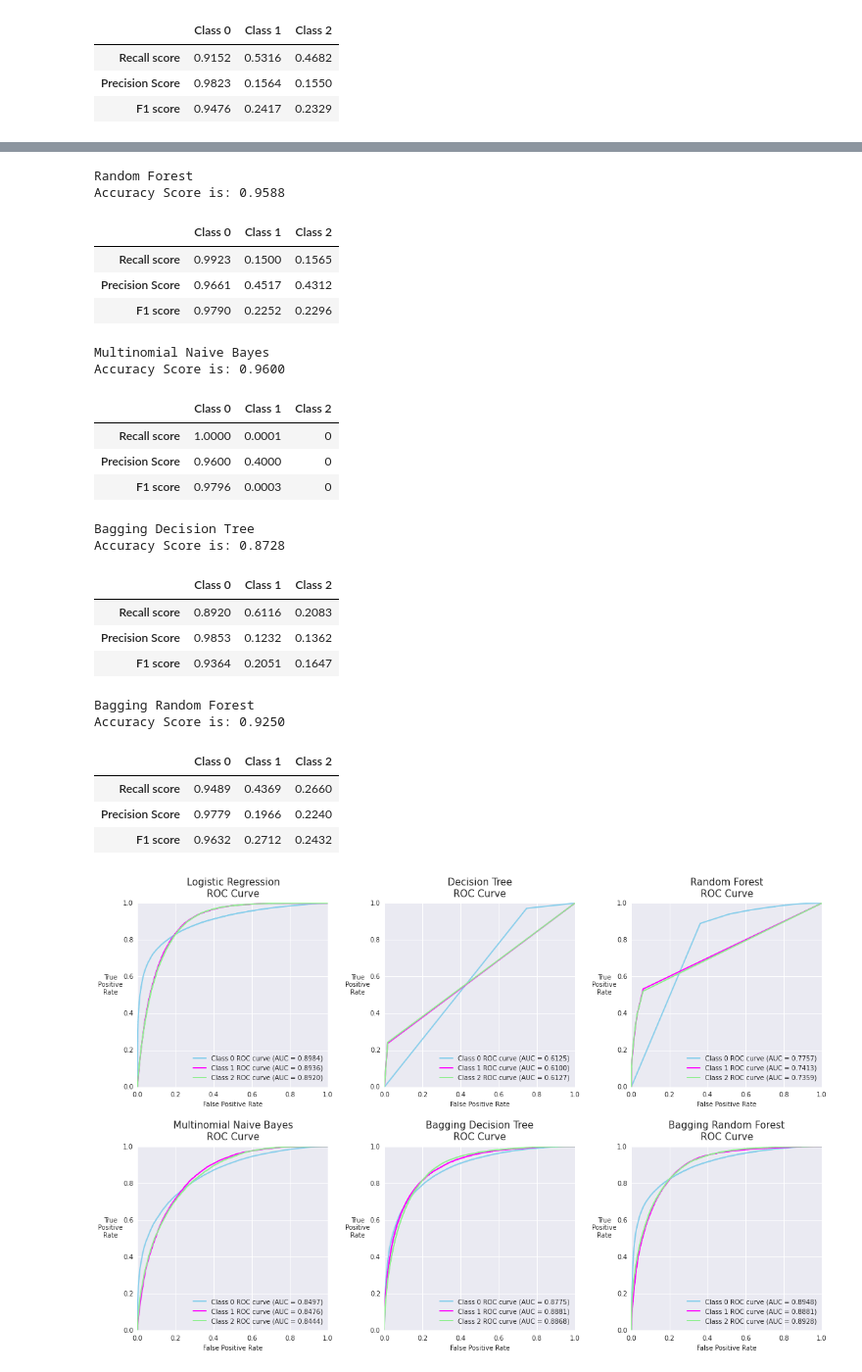
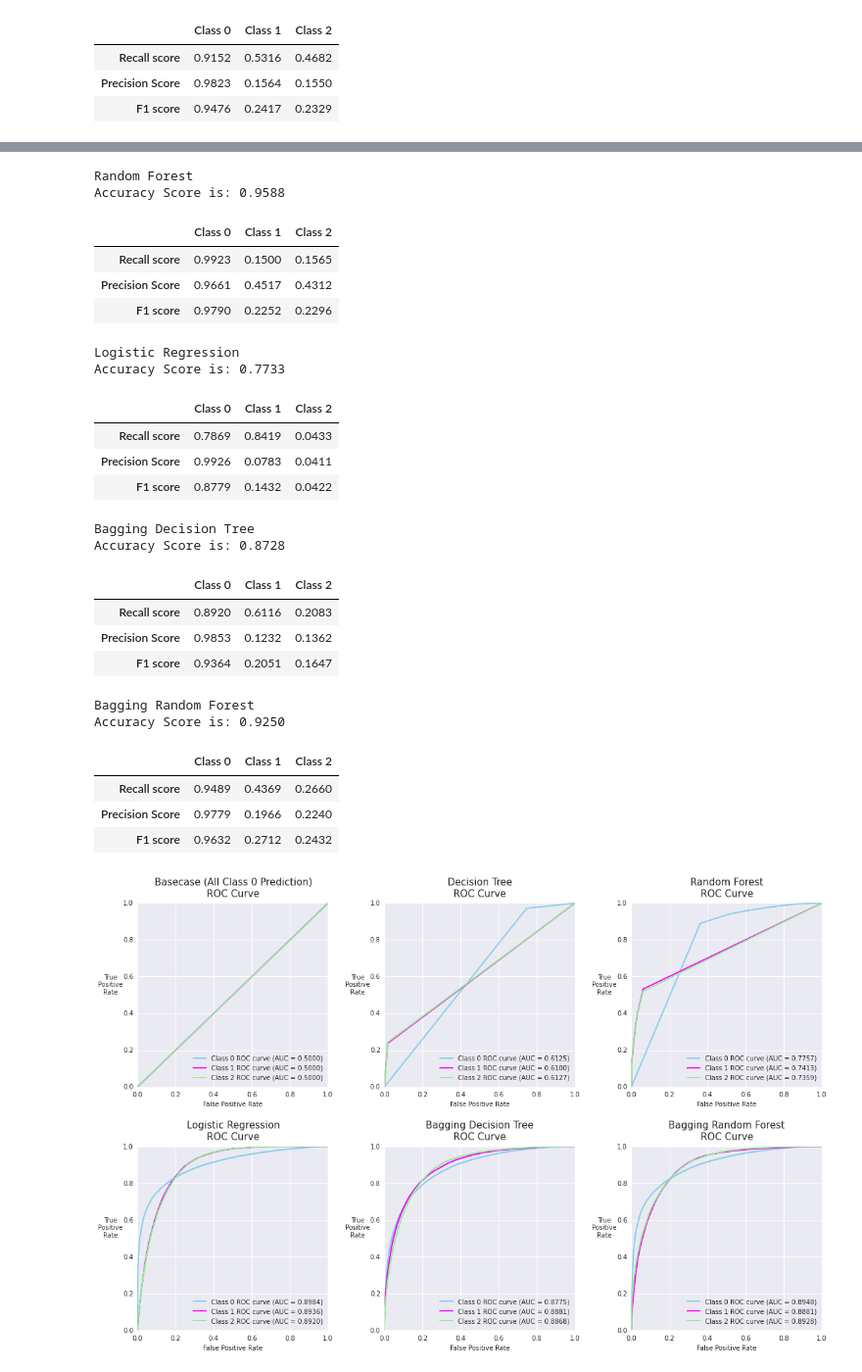
Before and after one commit to yongcho822/Divvy-Project, a Jupyter notebook: Scores_ROCs.ipynb, the cells around one changed output, grey strips where cells are left out. Shown at 98% size. Drawn from its saved outputs; the diff is of its cells as text; code cells hidden in the pictures.

```diff
--- a/Scores_ROCs.ipynb
+++ b/Scores_ROCs.ipynb
@@ -41,0 +51,3 @@ Done here.(5/5)
+# %%
+#converting predicted to all class 0 values.[1,0,0]
+predicted = np.array(map(lambda x:[1, 0, 0], predicted))
@@ -41,0 +101,27 @@ Done here.(5/5)
+# %%
+fpr = dict()
+tpr = dict()
+roc_auc = dict()
+
+precision = dict()
+recall = dict()
+average_precision = dict()
+
+n_classes = [0,1,2]
+
+for i in range(len(n_classes)):
+    fpr[i], tpr[i], _ = roc_curve(actual[:, i], predicted[:, i])
+    roc_auc[i] = auc(fpr[i], tpr[i])
+    precision[i], recall[i], _ = precision_recall_curve(actual[:, i], predicted[:, i])
+    average_precision[i] = average_precision_score(actual[:, i], predicted[:, i])
+
+# Compute micro-average ROC curve and ROC area
+precision["micro"], recall["micro"], _ = precision_recall_curve(actual.ravel(), predicted.ravel())
+average_precision["micro"] = average_precision_score(actual, predicted, average="micro")
+
+roc_list = [fpr, tpr, roc_auc, precision, recall, average_precision]
+
+with open("Dummy_ROCAUC.pkl", "w") as pfile:
+    pickle.dump(roc_list, pfile)
+
+print 'done with roc_auc stuff too. finished.'
@@ -103,14 +186,12 @@ with open("kahuna_pickles/KahunaLog.pkl", "r") as somethin:
 # %%
-#change multinomial to bernoulli naive bayes sometime
+classifiers = ['Basecase (All Class 0 Prediction)',  'Decision Tree', 'Random Forest',
+               'Logistic Regression', 'Bagging Decision Tree', 'Bagging Random Forest']
 
-classifiers = ['Logistic Regression',  'Decision Tree', 'Random Forest',
-               'Multinomial Naive Bayes', 'Bagging Decision Tree', 'Bagging Random Forest']
+scorefiles = ['fixed_kahunas/Dummyscores_correct.pkl', 'fixed_kahunas/DTscores_correct.pkl','fixed_kahunas/RFscores_correct.pkl',
+              'fixed_kahunas/Logscores_correct.pkl', 'fixed_kahunas/BaggingDTscores_correct.pkl', 'fixed_kahunas/BaggingRFscores_correct.pkl']
 
-scorefiles = ['fixed_kahunas/Logscores_correct.pkl', 'fixed_kahunas/DTscores_correct.pkl','fixed_kahunas/RFscores_correct.pkl',
-              'fixed_kahunas/MultNBscores_correct.pkl', 'fixed_kahunas/BaggingDTscores_correct.pkl', 'fixed_kahunas/BaggingRFscores_correct.pkl']
-
-ROCfiles = ['kahuna_pickles/KahunaLog_ROCAUC2.pkl','kahuna_pickles/KahunaDT_ROCAUC2.pkl','kahuna_pickles/KahunaRF_ROCAUC2.pkl',
-            'kahuna_pickles/KahunaNB_ROCAUC2.pkl','kahuna_pickles/KahunaBagging_ROCAUC2.pkl','kahuna_pickles/KahunaBaggingRF_ROCAUC2.pkl']
+ROCfiles = ['kahuna_pickles/Dummy_ROCAUC.pkl','kahuna_pickles/KahunaDT_ROCAUC2.pkl','kahuna_pickles/KahunaRF_ROCAUC2.pkl',
+            'kahuna_pickles/KahunaLog_ROCAUC2.pkl','kahuna_pickles/KahunaBagging_ROCAUC2.pkl','kahuna_pickles/KahunaBaggingRF_ROCAUC2.pkl']
 
 plt.figure(figsize = (16,10.5))
 
@@ -143,32 +224,32 @@ Accuracy Score is: 0.7733
 Decision Tree
 Accuracy Score is: 0.9506
 |  | Class 0 | Class 1 | Class 2 |
 | Recall score | 0.9837 | 0.1548 | 0.1597 |
 | Precision Score | 0.9664 | 0.2733 | 0.2796 |
 | F1 score | 0.9750 | 0.1977 | 0.2033 |
 Random Forest
 Accuracy Score is: 0.9588
 |  | Class 0 | Class 1 | Class 2 |
 | Recall score | 0.9923 | 0.1500 | 0.1565 |
 | Precision Score | 0.9661 | 0.4517 | 0.4312 |
 | F1 score | 0.9790 | 0.2252 | 0.2296 |
-Multinomial Naive Bayes
-Accuracy Score is: 0.9600
+Logistic Regression
+Accuracy Score is: 0.7733
 |  | Class 0 | Class 1 | Class 2 |
-| Recall score | 1.0000 | 0.0001 | 0 |
-| Precision Score | 0.9600 | 0.4000 | 0 |
-| F1 score | 0.9796 | 0.0003 | 0 |
+| Recall score | 0.7869 | 0.8419 | 0.0433 |
+| Precision Score | 0.9926 | 0.0783 | 0.0411 |
+| F1 score | 0.8779 | 0.1432 | 0.0422 |
 Bagging Decision Tree
 Accuracy Score is: 0.8728
 |  | Class 0 | Class 1 | Class 2 |
 | Recall score | 0.8920 | 0.6116 | 0.2083 |
 | Precision Score | 0.9853 | 0.1232 | 0.1362 |
 | F1 score | 0.9364 | 0.2051 | 0.1647 |
 Bagging Random Forest
 Accuracy Score is: 0.9250
 |  | Class 0 | Class 1 | Class 2 |
 | Recall score | 0.9489 | 0.4369 | 0.2660 |
 | Precision Score | 0.9779 | 0.1966 | 0.2240 |
 | F1 score | 0.9632 | 0.2712 | 0.2432 |
-[figure, old version]
+[figure, new version]
 # %%
```
Also changed, not shown: parts of 10 cells of this notebook.
